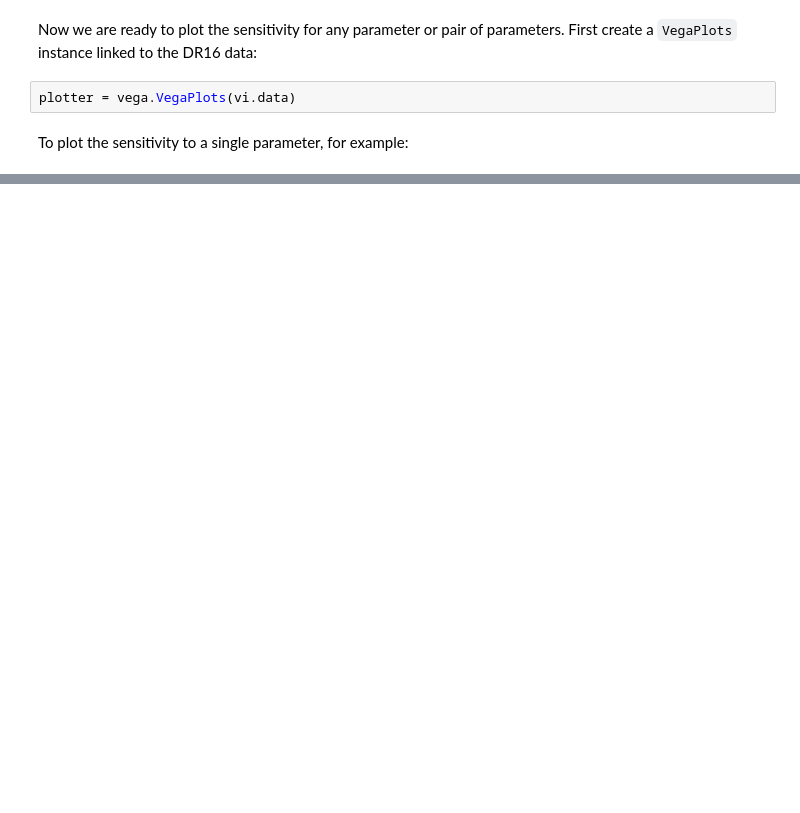
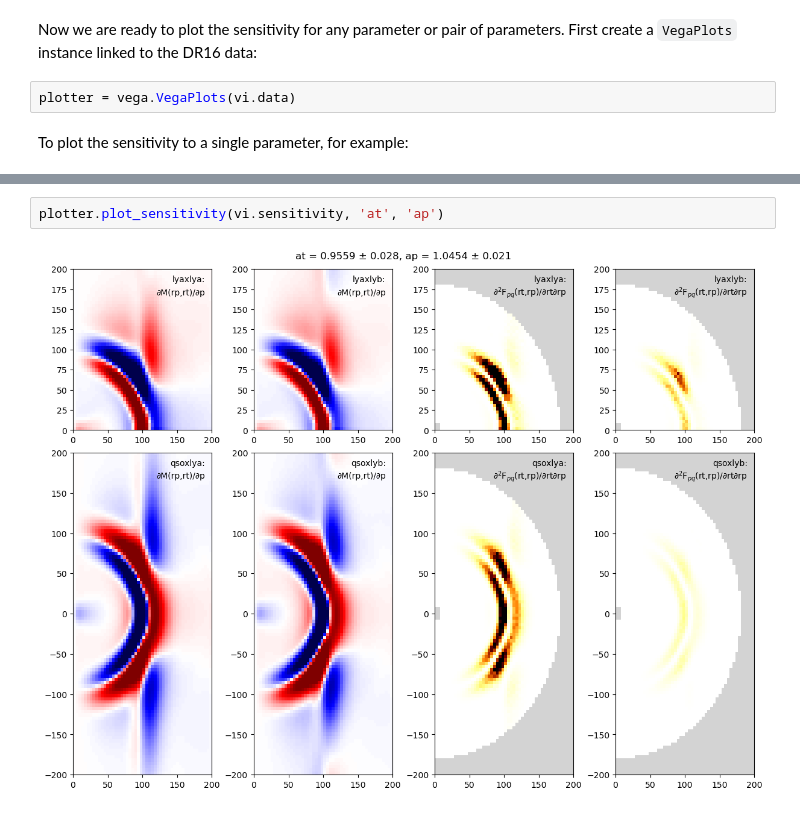
Before and after one commit to andreicuceu/vega, a Jupyter notebook: examples/Sensitivity_tutorial.ipynb, the cells around one changed output, grey strips where cells are left out. Drawn from its saved outputs; the diff is of its cells as text; blank space fills up the shorter version.

```diff
--- a/examples/Sensitivity_tutorial.ipynb
+++ b/examples/Sensitivity_tutorial.ipynb
@@ -113,0 +124,4 @@ The left-hand panels show...
+# %%
+plotter.plot_sensitivity(vi.sensitivity, 'at', 'ap')
+# %% [output]
+[figure, added]
```
Also changed, not shown: parts of 7 cells of this notebook.
